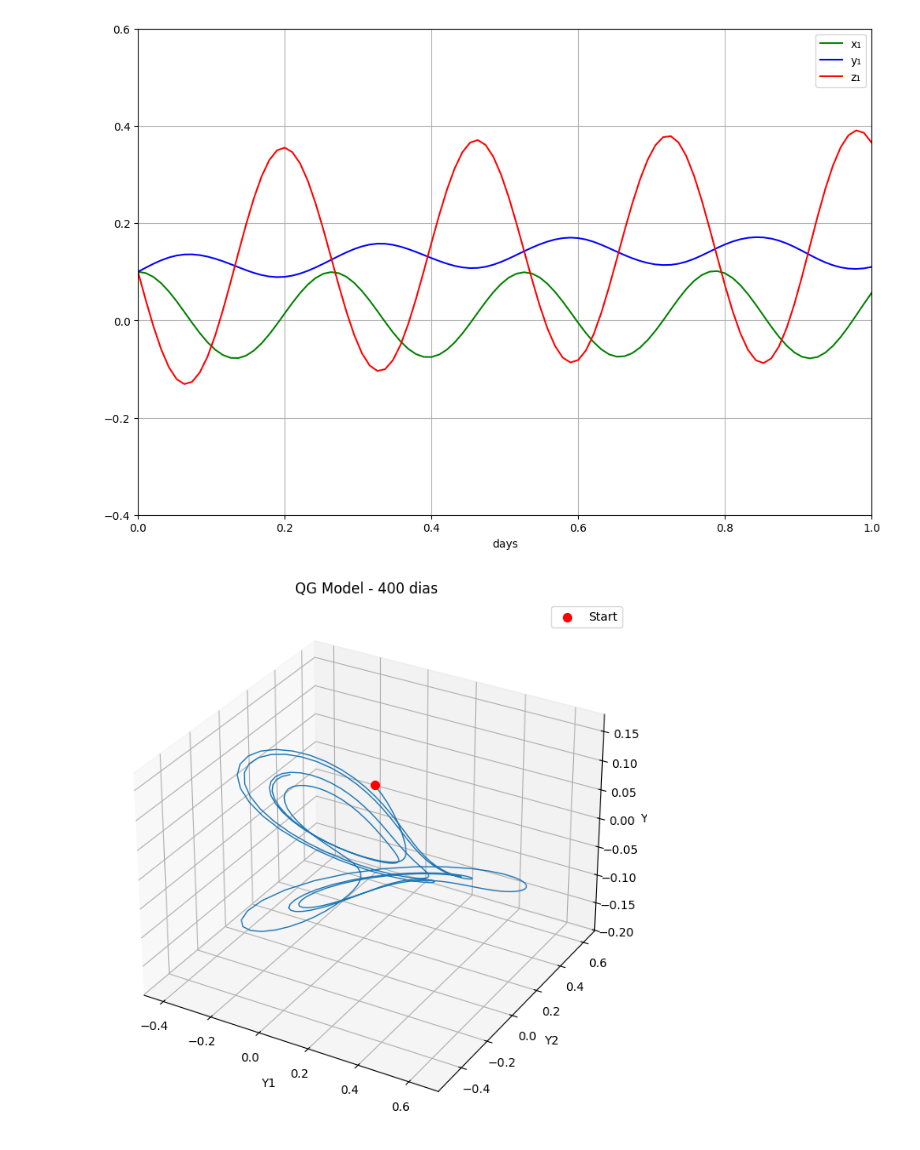
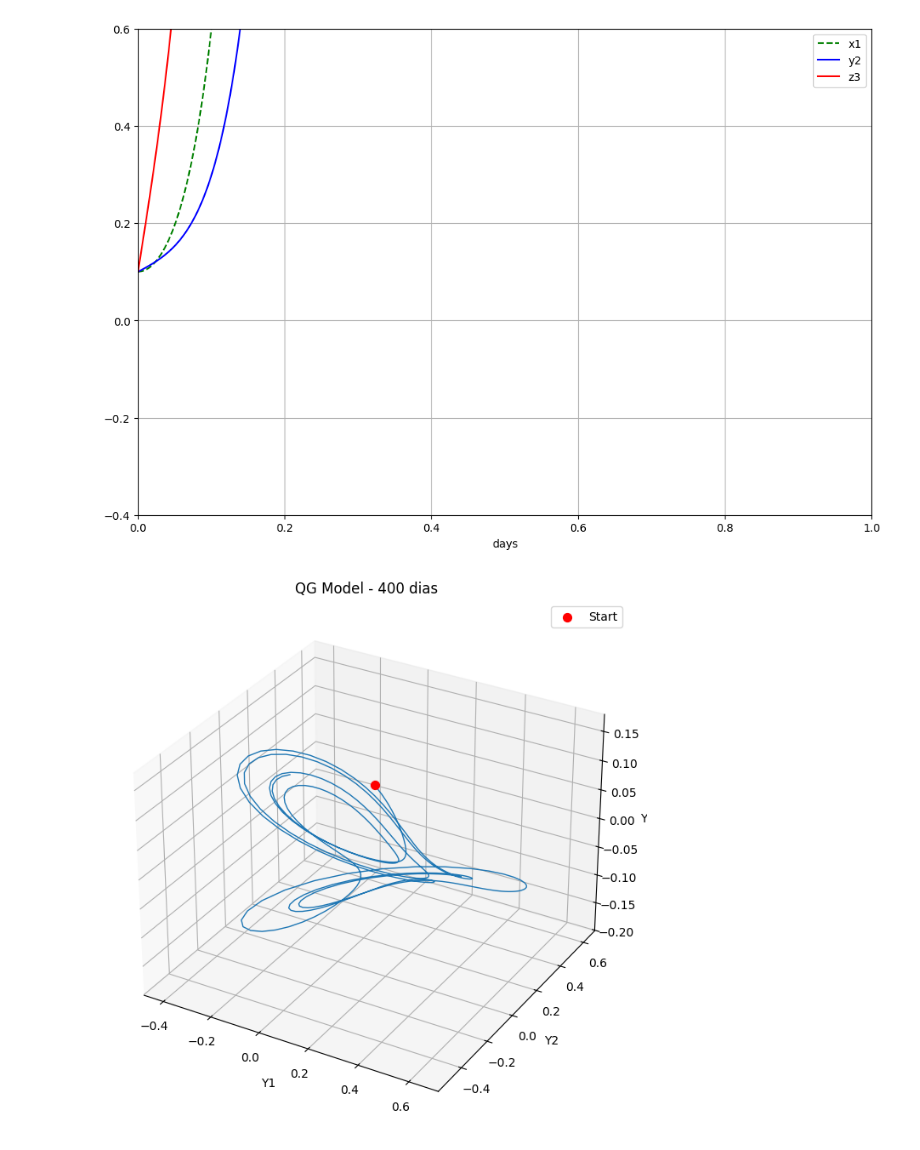
Before and after one commit to lucasamtaylor01/Lorenz80, a Jupyter notebook: 01_src/simulations.ipynb, the cells around one changed output. Drawn from its saved outputs; the diff is of its cells as text; code cells hidden in the pictures.

```diff
--- a/01_src/simulations.ipynb
+++ b/01_src/simulations.ipynb
@@ -140,46 +123,36 @@ import numpy as np
 import matplotlib.pyplot as plt
 import math
 
+# Parâmetros do sistema
 vetor_a = [1, 1, 3]
 vetor_b = [
-    1/2 * (vetor_a[0] - vetor_a[1] - vetor_a[2]),
-    1/2 * (vetor_a[1] - vetor_a[2] - vetor_a[0]),
-    1/2 * (vetor_a[2] - vetor_a[0] - vetor_a[1])
+    0.5 * (vetor_a[0] - vetor_a[1] - vetor_a[2]),
+    0.5 * (vetor_a[1] - vetor_a[2] - vetor_a[0]),
+    0.5 * (vetor_a[2] - vetor_a[0] - vetor_a[1])
 ]
 c = math.sqrt(3/4)
 
-f_inv = 10800
 vetor_h = [-1, 0, 0]
-vetor_f = [0.1, 0, 0]
+vetor_f = [0.4, 0, 0]  # F1 corrigido
 g_0 = 8
 kappa_0 = 1/48
 nu_0 = kappa_0
 
 def calculate_uv(x, y):
+    u = np.zeros(3)
+    v = np.zeros(3)
+    aux_x = np.zeros(3)
+    aux_y = np.zeros(3)
 
-    u = [
-        -vetor_b[1] * x[0] + c * y[0],
-        -vetor_b[2] * x[1] + c * y[1],
-        -vetor_b[0] * x[2] + c * y[2]
-    ]
+    for i in range(3):
+        k = (i + 2) % 3
 
-    v = [
-        -vetor_b[2] * x[0] - c * y[0],
-        -vetor_b[0] * x[1] - c * y[1],
-        -vetor_b[1] * x[2] - c * y[2]
-    ]
+        u[i] = -vetor_b[k] * x[i] + c * y[i]
+        v[i] = -vetor_b[k] * x[i] - c * y[i]
 
-    aux_x = [
-        -vetor_a[0]*x[0],
-        -vetor_a[1]*x[1],
-        -vetor_a[2]*x[2]
-    ]
+        aux_x[i] = -vetor_a[i] * x[i]
+        aux_y[i] = -vetor_a[i] * y[i]
 
-    aux_y = [
-        -vetor_a[0]*y[0],
-        -vetor_a[0]*y[0],
-        -vetor_a[0]*y[0],
-    ]
     return u, v, aux_x, aux_y
 
 def derivatives(x, y, z):
@@ -193,20 +166,15 @@ def derivatives(x, y, z):
         j = (i + 1) % 3
         k = (i + 2) % 3
 
-        # Equação 40
         dx[i] = u[j]*u[k] + v[j]*v[k] - nu_0*vetor_a[i]*aux_x[i] + aux_y[i] + vetor_a[i]*z[i]
-
-        # Equação 41
         dy[i] = u[j]*aux_y[k] + aux_y[j]*v[k] - aux_x[i] - nu_0*vetor_a[i]*aux_y[i]
-
-        # Equação 42
-        dz[i] = u[j]*(z[k] - vetor_h[k]) + (z[j] - vetor_h[j])*v[k] - g_0*vetor_a[i]*x[i] - kappa_0*vetor_a[i]*z[i] + vetor_f[i]
+        dz[i] = u[j]*(z[k] - vetor_h[k]) + (z[j] - vetor_h[j])*v[k] - g_0*aux_x[i] - kappa_0*vetor_a[i]*z[i] + vetor_f[i]
 
     return dx, dy, dz
 
 def runge_kutta(dias):
     t_final = dias * 8
-    dt_tau = 1/12
+    dt_tau = 0.54  # Passo de tempo reduzido
     n_steps = int(t_final / dt_tau)
 
     t = np.linspace(0, t_final, n_steps)
@@ -214,6 +182,7 @@ def runge_kutta(dias):
     y = np.zeros((n_steps, 3))
     z = np.zeros((n_steps, 3))
 
+    # Condições iniciais
     x[0] = [0.1, 0, 0]
     y[0] = [0.1, 0, 0]
     z[0] = [0.1, 0, 0]
@@ -241,37 +210,39 @@ def runge_kutta(dias):
 
         x[i] = x[i-1] + (k1x + 2*k2x + 2*k3x + k4x)/6
         y[i] = y[i-1] + (k1y + 2*k2y + 2*k3y + k4y)/6
         z[i] = z[i-1] + (k1z + 2*k2z + 2*k3z + k4z)/6
 
     t_days = t / 8
     return t_days, x, y, z
 
 def plot2d(t, x, y, z, dias):
     fig, ax = plt.subplots(figsize=(12, 8))
 
-    ax.plot(t, x[:, 0], '-', linewidth=1.5, label='x₁', color='green')
-    ax.plot(t, y[:, 0], '-', linewidth=1.5, label='y₁', color='blue')
-    ax.plot(t, z[:, 0], '-', linewidth=1.5, label='z₁', color='red')
+    ax.plot(t, x[:, 0], '--', linewidth=1.5, label='x1', color='green')
+    ax.plot(t, y[:, 0], '-', linewidth=1.5, label='y2', color='blue')
+    ax.plot(t, z[:, 0], '-', linewidth=1.5, label='z3', color='red')
 
     ax.set_xlim(0, dias)
     ax.set_ylim(-0.4, 0.6)
     ax.set_xlabel('days')
     ax.grid(True)
     ax.legend()
 
     return fig, ax
 
 def main():
     dias_simulacao = 1
     t, x, y, z = runge_kutta(dias_simulacao)
 
     plot2d(t, x, y, z, dias_simulacao)
+
+
     plt.show()
 
 if __name__ == '__main__':
     main()
 # %% [output]
-[figure, old version]
+[figure, new version]
 # %%
 import numpy as np
 import matplotlib.pyplot as plt
```
Also changed, not shown: parts of 1 cell of this notebook.
